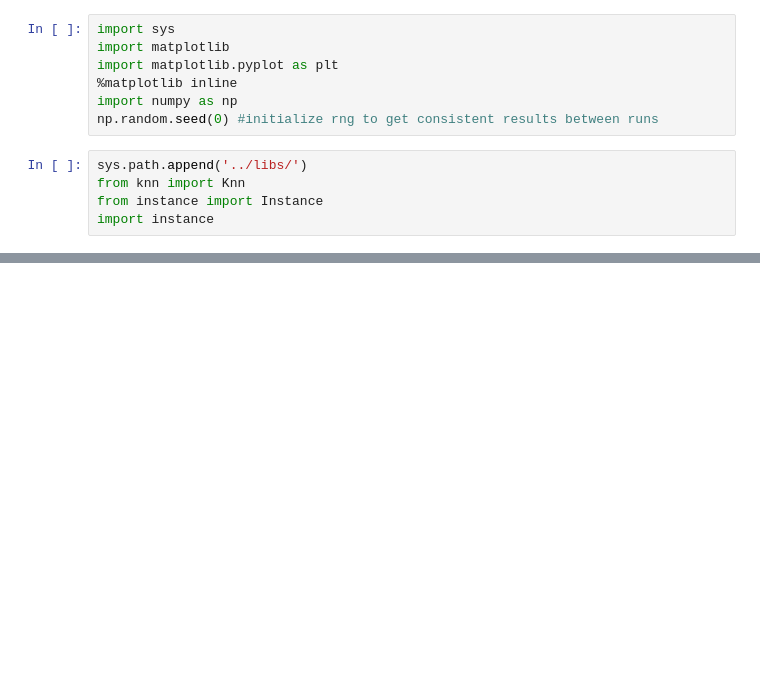
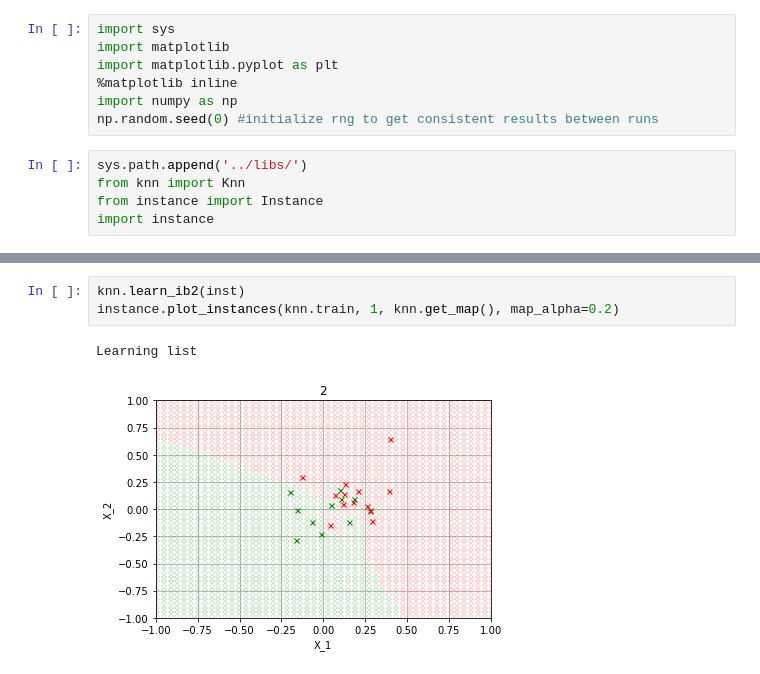
Before and after one commit to honza-klu/ml-lectures, a Jupyter notebook: examples/knn_example.ipynb, the cells around one changed output, grey strips where cells are left out. Drawn from its saved outputs; the diff is of its cells as text; blank space fills up the shorter version.

```diff
--- a/examples/knn_example.ipynb
+++ b/examples/knn_example.ipynb
@@ -44,0 +51,6 @@ class Instance(builtins.object)
+# %%
+knn.learn_ib2(inst)
+instance.plot_instances(knn.train, 1, knn.get_map(), map_alpha=0.2)
+# %% [output]
+Learning list
+[figure, added]
```
Also changed, not shown: parts of 9 cells of this notebook, 2 other files.
